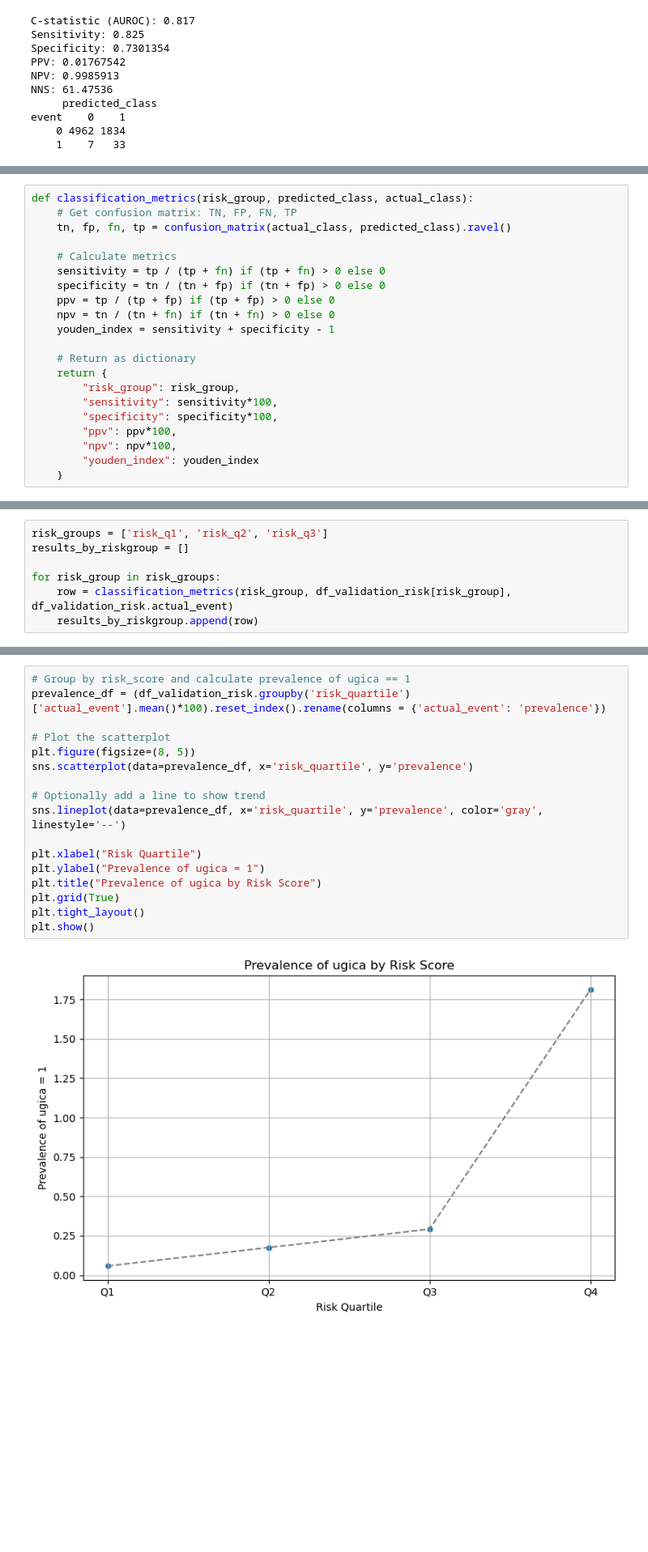
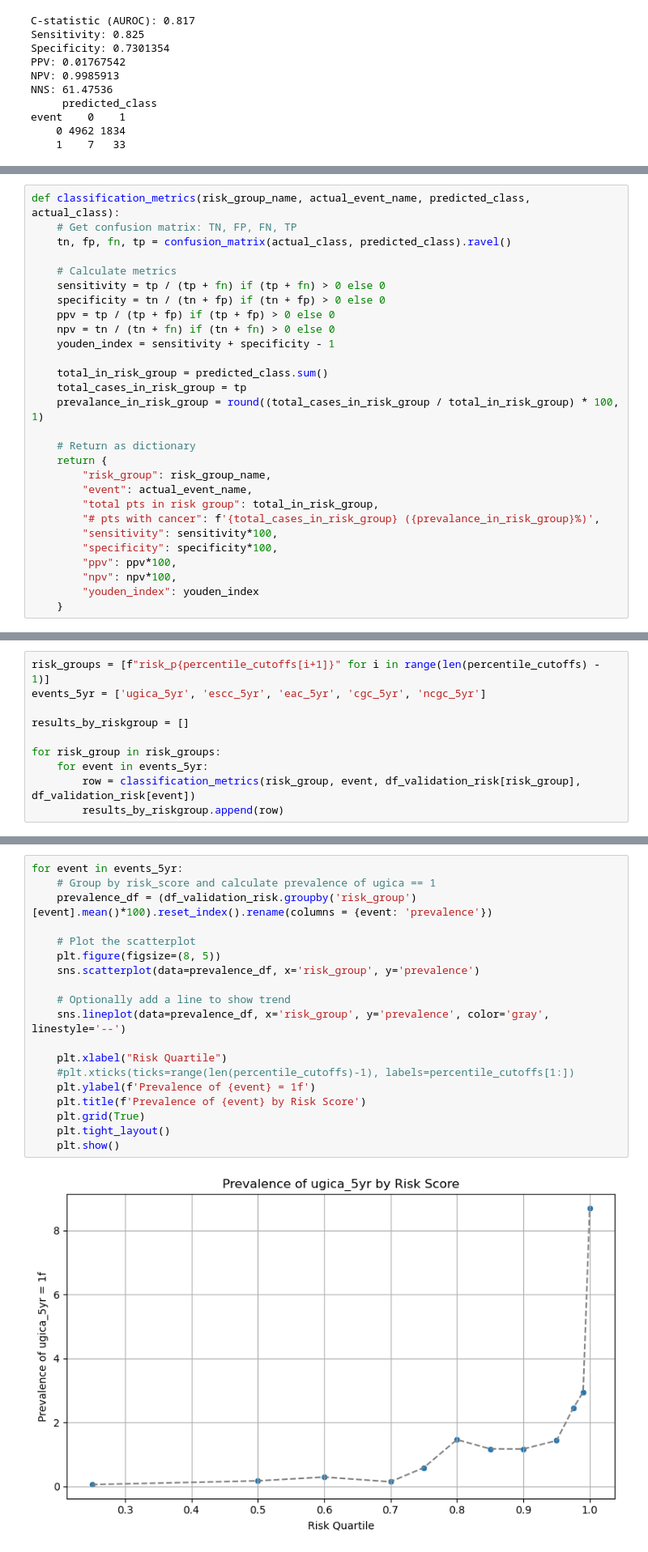
Before and after one commit to alyssayc/ugi-risk, a Jupyter notebook: notebook/analysis_1.ipynb, the cells around one changed output, grey strips where cells are left out. Shown at 81% size. Saved outputs shown, nothing was run; the diff lists cells and outputs as text; blank space fills up the shorter version.

```diff
--- a/notebook/analysis_1.ipynb
+++ b/notebook/analysis_1.ipynb
@@ -585,5 +627,5 @@ df_validation_risk.head()
 # %%
-def classification_metrics(risk_group, predicted_class, actual_class):
+def classification_metrics(risk_group_name, actual_event_name, predicted_class, actual_class):
     # Get confusion matrix: TN, FP, FN, TP
     tn, fp, fn, tp = confusion_matrix(actual_class, predicted_class).ravel()
 
@@ -594,9 +636,16 @@ def classification_metrics(risk_group, predicted_class, actual_class):
     npv = tn / (tn + fn) if (tn + fn) > 0 else 0
     youden_index = sensitivity + specificity - 1
 
+    total_in_risk_group = predicted_class.sum()
+    total_cases_in_risk_group = tp
+    prevalance_in_risk_group = round((total_cases_in_risk_group / total_in_risk_group) * 100, 1)
+
     # Return as dictionary
     return {
-        "risk_group": risk_group,
+        "risk_group": risk_group_name,
+        "event": actual_event_name,
+        "total pts in risk group": total_in_risk_group,
+        "# pts with cancer": f'{total_cases_in_risk_group} ({prevalance_in_risk_group}%)',
         "sensitivity": sensitivity*100,
         "specificity": specificity*100,
         "ppv": ppv*100,
@@ -606,7 +671,10 @@ def classification_metrics(risk_group, predicted_class, actual_class):
 # %%
-risk_groups = ['risk_q1', 'risk_q2', 'risk_q3']
+risk_groups = [f"risk_p{percentile_cutoffs[i+1]}" for i in range(len(percentile_cutoffs) - 1)]
+events_5yr = ['ugica_5yr', 'escc_5yr', 'eac_5yr', 'cgc_5yr', 'ncgc_5yr']
+
 results_by_riskgroup = []
 
 for risk_group in risk_groups:
-    row = classification_metrics(risk_group, df_validation_risk[risk_group], df_validation_risk.actual_event)
-    results_by_riskgroup.append(row)
+    for event in events_5yr:
+        row = classification_metrics(risk_group, event, df_validation_risk[risk_group], df_validation_risk[event])
+        results_by_riskgroup.append(row)
@@ -620,19 +727,21 @@ pd.DataFrame(results_by_riskgroup)
 # %%
-# Group by risk_score and calculate prevalence of ugica == 1
-prevalence_df = (df_validation_risk.groupby('risk_quartile')['actual_event'].mean()*100).reset_index().rename(columns = {'actual_event': 'prevalence'})
+for event in events_5yr:
+    # Group by risk_score and calculate prevalence of ugica == 1
+    prevalence_df = (df_validation_risk.groupby('risk_group')[event].mean()*100).reset_index().rename(columns = {event: 'prevalence'})
 
-# Plot the scatterplot
-plt.figure(figsize=(8, 5))
-sns.scatterplot(data=prevalence_df, x='risk_quartile', y='prevalence')
+    # Plot the scatterplot
+    plt.figure(figsize=(8, 5))
+    sns.scatterplot(data=prevalence_df, x='risk_group', y='prevalence')
 
-# Optionally add a line to show trend
-sns.lineplot(data=prevalence_df, x='risk_quartile', y='prevalence', color='gray', linestyle='--')
+    # Optionally add a line to show trend
+    sns.lineplot(data=prevalence_df, x='risk_group', y='prevalence', color='gray', linestyle='--')
 
-plt.xlabel("Risk Quartile")
-plt.ylabel("Prevalence of ugica = 1")
-plt.title("Prevalence of ugica by Risk Score")
-plt.grid(True)
-plt.tight_layout()
-plt.show()
+    plt.xlabel("Risk Quartile")
+    #plt.xticks(ticks=range(len(percentile_cutoffs)-1), labels=percentile_cutoffs[1:])
+    plt.ylabel(f'Prevalence of {event} = 1f')
+    plt.title(f'Prevalence of {event} by Risk Score')
+    plt.grid(True)
+    plt.tight_layout()
+    plt.show()
 # %% [output]
-[figure, old version]
+[figure, new version]
```
Also changed, not shown: parts of 27 cells of this notebook.
